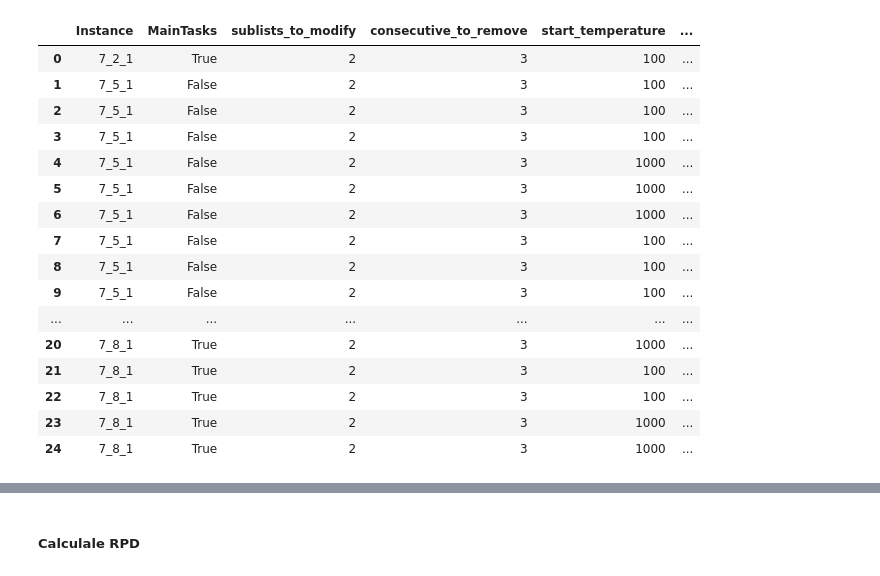
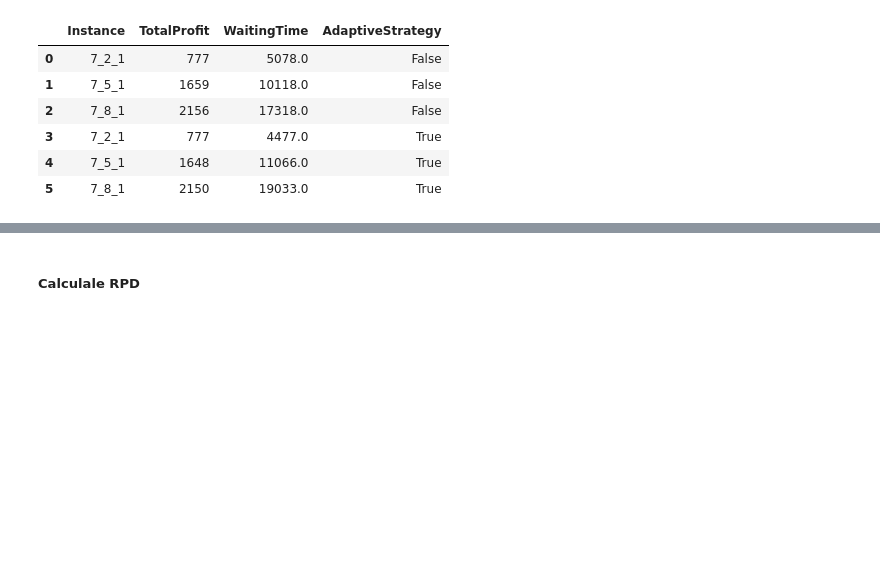
Before and after one commit to MxHbm/IM_Challenge, a Jupyter notebook: Data/Parameter_study/SAILS/Parameterstudie_SAILS.ipynb, the cells around one changed output, grey strips where cells are left out. Saved outputs shown, nothing was run; the diff lists cells and outputs as text; code cells hidden in the pictures; blank space fills up the shorter version.

```diff
--- a/Data/Parameter_study/SAILS/Parameterstudie_SAILS.ipynb
+++ b/Data/Parameter_study/SAILS/Parameterstudie_SAILS.ipynb
@@ -64,49 +11,18 @@ table = tabulate(df, headers='keys', tablefmt='pretty', showindex=False)
-# %%
-import pandas as pd
-from tabulate import tabulate
-
-# 1. Lese die CSV-Datei ein
-df = pd.read_csv('sails_results.csv')
-
-# 2. Sortiere die Tabelle nach TotalProfit absteigend (dies hilft später für die richtige Reihenfolge)
-sorted_df = df.sort_values(by='TotalProfit', ascending=False)
-
-# 3. Für jede Kombination von 'Instance' und 'MainTask', finde alle Zeilen mit dem höchsten TotalProfit
-best_per_group = sorted_df.groupby(['Instance', 'MainTasks']).apply(
-    lambda x: x[x['TotalProfit'] == x['TotalProfit'].max()]
-).reset_index(drop=True)
-
-# 4. Formatiere die Tabelle für die Anzeige in Jupyter Notebook
-styled_df = best_per_group.style.format({
-    'TotalProfit': '{:.0f}',
-    'WaitingTime': '{:.0f}',
-    'TotalTasks': '{:.0f}',
-    'temp_decrease_factor': '{:.2f}'
-})
-
-# Zeige die formatierte Tabelle in Jupyter Notebook an
-display(styled_df)
-
-# 5. Zeige die Tabelle als ASCII-Tabelle mit 'tabulate' in der Konsole an
-table = tabulate(best_per_group, headers='keys', tablefmt='pretty', showindex=False)
-# %% [output]
-|  | Instance | MainTasks | sublists_to_modify | consecutive_to_remove | start_temperature | ... |
-| 0 | 7_2_1 | True | 2 | 3 | 100 | ... |
-| 1 | 7_5_1 | False | 2 | 3 | 100 | ... |
-| 2 | 7_5_1 | False | 2 | 3 | 100 | ... |
-| 3 | 7_5_1 | False | 2 | 3 | 100 | ... |
-| 4 | 7_5_1 | False | 2 | 3 | 1000 | ... |
-| 5 | 7_5_1 | False | 2 | 3 | 1000 | ... |
-| 6 | 7_5_1 | False | 2 | 3 | 1000 | ... |
-| 7 | 7_5_1 | False | 2 | 3 | 100 | ... |
-| 8 | 7_5_1 | False | 2 | 3 | 100 | ... |
-| 9 | 7_5_1 | False | 2 | 3 | 100 | ... |
-| ... | ... | ... | ... | ... | ... | ... |
-| 20 | 7_8_1 | True | 2 | 3 | 1000 | ... |
-| 21 | 7_8_1 | True | 2 | 3 | 100 | ... |
-| 22 | 7_8_1 | True | 2 | 3 | 100 | ... |
-| 23 | 7_8_1 | True | 2 | 3 | 1000 | ... |
-| 24 | 7_8_1 | True | 2 | 3 | 1000 | ... |
+# %%
+# Auswertung Adaptive Strategie
+
+df = pd.read_csv('sails_results_adaptive_strategy.csv')
+sorted_df = df.sort_values(by='TotalProfit', ascending=False)
+new_reduced_df = df[['Instance', 'TotalProfit', 'WaitingTime', 'AdaptiveStrategy']]
+display(new_reduced_df)
+# %% [output]
+|  | Instance | TotalProfit | WaitingTime | AdaptiveStrategy |
+| 0 | 7_2_1 | 777 | 5078.0 | False |
+| 1 | 7_5_1 | 1659 | 10118.0 | False |
+| 2 | 7_8_1 | 2156 | 17318.0 | False |
+| 3 | 7_2_1 | 777 | 4477.0 | True |
+| 4 | 7_5_1 | 1648 | 11066.0 | True |
+| 5 | 7_8_1 | 2150 | 19033.0 | True |
 # %%
 df = pd.read_csv('sails_results.csv')
 
```
Also changed, not shown: parts of 7 cells of this notebook, 45 other files.
